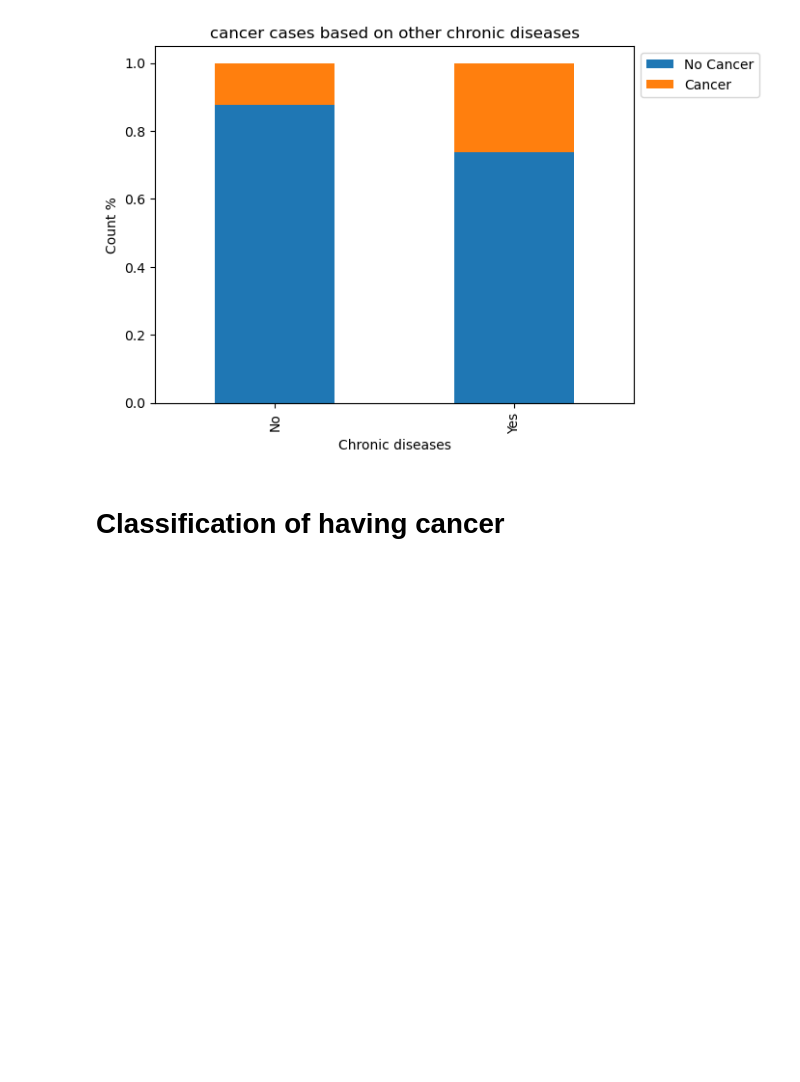
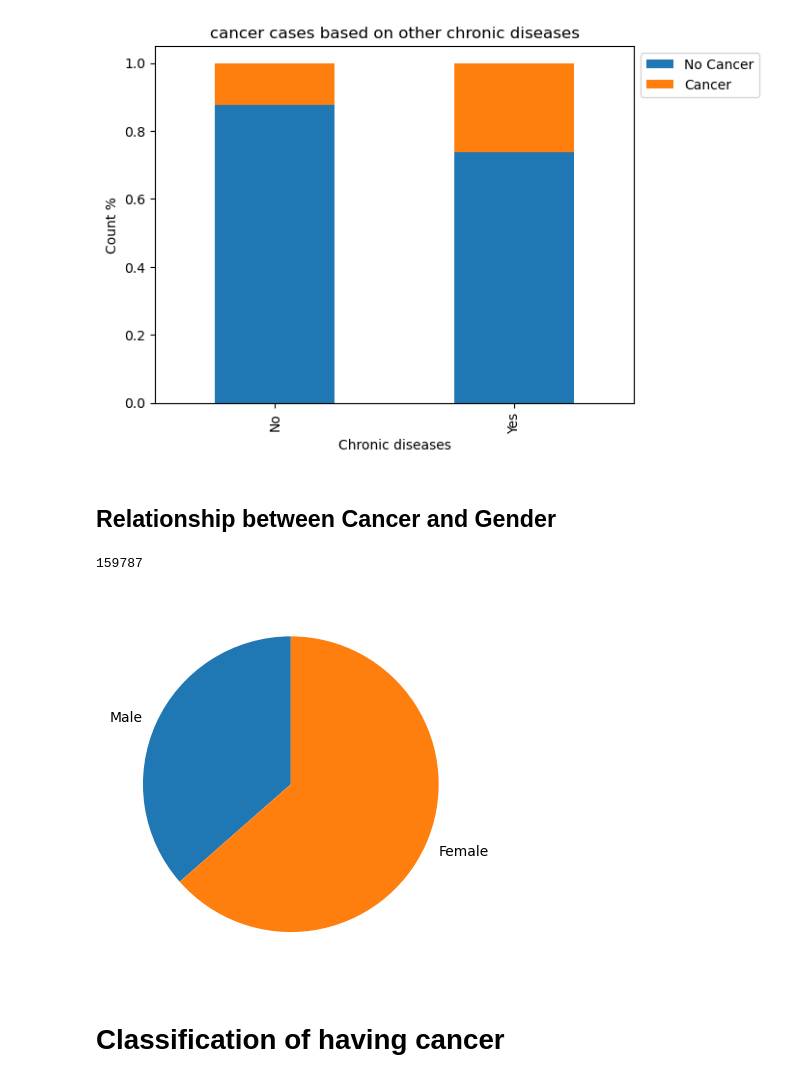
Before and after one commit to Sheryansh96/255Project, a Jupyter notebook: Cancer_Prediction.ipynb, the cells around one changed output. Cells and saved outputs as stored; diff of their text form; code cells hidden in the pictures; blank space fills up the shorter version.

```diff
--- a/Preprocessing.ipynb
+++ b/Cancer_Prediction.ipynb
@@ -10,7 +10,7 @@ from sklearn.linear_model import LogisticRegression
 import numpy as np
 from sklearn.preprocessing import StandardScaler
 # %%
-data = pd.read_csv (r'../data/2022.csv')
+data = pd.read_csv (r'./data/2022.csv')
 # %%
 data.head()
 # %% [output]
@@ -195,6 +209,27 @@ plt.title("cancer cases based on other chronic diseases")
 plt.show()
 # %% [output]
 [figure]
+# %% [markdown]
+## Relationship between Cancer and Gender
+# %%
+data_visual2 = final_data.copy()
+# %%
+count_male = len(data_visual2[data_visual2['CELLSEX']==1])
+count_female = len(data_visual2[data_visual2['CELLSEX']==2])
+# %%
+count_male
+# %% [output]
+159787
+# %%
+y = []
+y.append(count_male)
+y.append(count_female)
+labels = ["Male", "Female"]
+# %%
+plt.pie(y, labels = labels, startangle = 90)
+plt.show()
+# %% [output]
+[figure, added]
 # %% [markdown]
 # Classification of having cancer
 # %%
```
Also changed, not shown: parts of 9 cells of this notebook, 1 other file.
